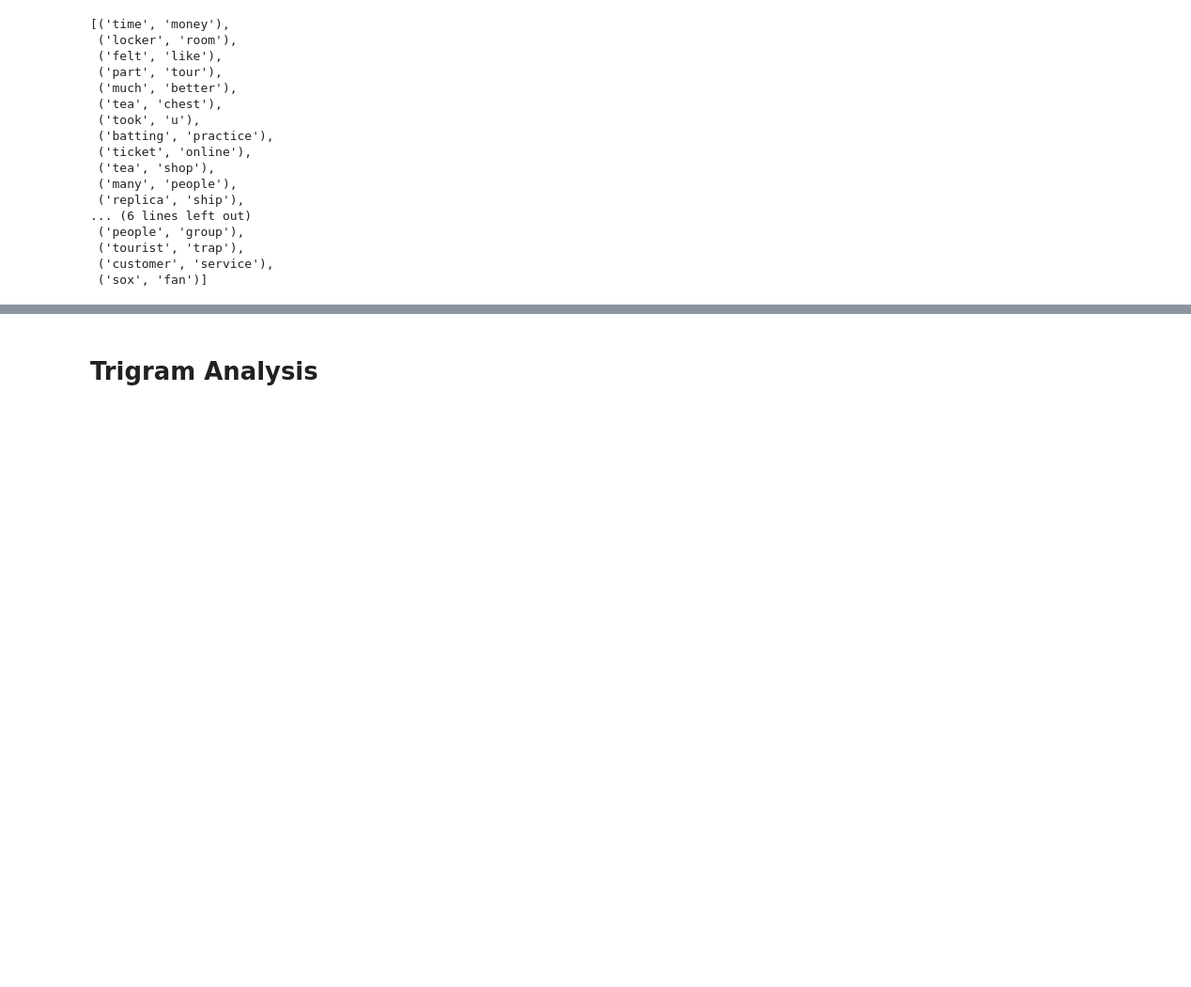
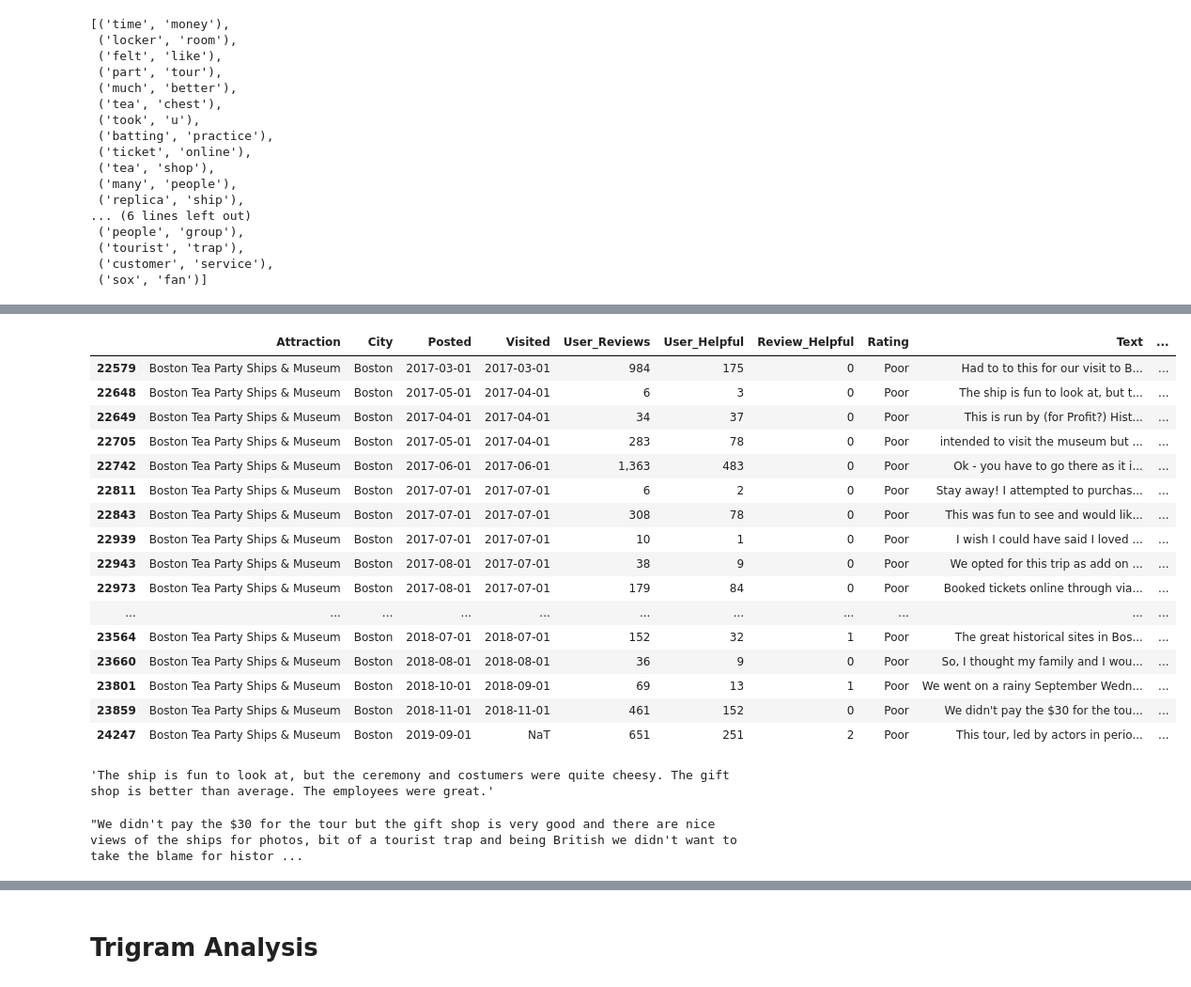
Before and after one commit to tdchoi7/Web_Scrape_Proj, a Jupyter notebook: tripadv/2_Analysis_Boston.ipynb, the cells around one changed output, grey strips where cells are left out. Shown at 94% size. Cells and saved outputs as stored; diff of their text form; code cells hidden in the pictures; blank space fills up the shorter version.

```diff
--- a/tripadv/2_Analysis_Boston.ipynb
+++ b/tripadv/2_Analysis_Boston.ipynb
@@ -908,0 +935,31 @@ list(set(bigram_words_poor) - set(bigram_words_4star) - set(bigram_words_5star))
+# %%
+ta_5vspoor[(ta_5vspoor['Rating']=='Poor') &
+           (ta_5vspoor['Attraction']=='Boston Tea Party Ships & Museum') &
+           (ta_5vspoor['Text'].str.contains('gift')) &
+           (ta_5vspoor['Text'].str.contains('shop'))]
+# %% [output]
+|  | Attraction | City | Posted | Visited | User_Reviews | User_Helpful | Review_Helpful | Rating | Text | ... |
+| 22579 | Boston Tea Party Ships & Museum | Boston | 2017-03-01 | 2017-03-01 | 984 | 175 | 0 | Poor | Had to to this for our visit to B... | ... |
+| 22648 | Boston Tea Party Ships & Museum | Boston | 2017-05-01 | 2017-04-01 | 6 | 3 | 0 | Poor | The ship is fun to look at, but t... | ... |
+| 22649 | Boston Tea Party Ships & Museum | Boston | 2017-04-01 | 2017-04-01 | 34 | 37 | 0 | Poor | This is run by (for Profit?) Hist... | ... |
+| 22705 | Boston Tea Party Ships & Museum | Boston | 2017-05-01 | 2017-04-01 | 283 | 78 | 0 | Poor | intended to visit the museum but ... | ... |
+| 22742 | Boston Tea Party Ships & Museum | Boston | 2017-06-01 | 2017-06-01 | 1,363 | 483 | 0 | Poor | Ok - you have to go there as it i... | ... |
+| 22811 | Boston Tea Party Ships & Museum | Boston | 2017-07-01 | 2017-07-01 | 6 | 2 | 0 | Poor | Stay away! I attempted to purchas... | ... |
+| 22843 | Boston Tea Party Ships & Museum | Boston | 2017-07-01 | 2017-07-01 | 308 | 78 | 0 | Poor | This was fun to see and would lik... | ... |
+| 22939 | Boston Tea Party Ships & Museum | Boston | 2017-07-01 | 2017-07-01 | 10 | 1 | 0 | Poor | I wish I could have said I loved ... | ... |
+| 22943 | Boston Tea Party Ships & Museum | Boston | 2017-08-01 | 2017-07-01 | 38 | 9 | 0 | Poor | We opted for this trip as add on ... | ... |
+| 22973 | Boston Tea Party Ships & Museum | Boston | 2017-08-01 | 2017-07-01 | 179 | 84 | 0 | Poor | Booked tickets online through via... | ... |
+| ... | ... | ... | ... | ... | ... | ... | ... | ... | ... | ... |
+| 23564 | Boston Tea Party Ships & Museum | Boston | 2018-07-01 | 2018-07-01 | 152 | 32 | 1 | Poor | The great historical sites in Bos... | ... |
+| 23660 | Boston Tea Party Ships & Museum | Boston | 2018-08-01 | 2018-08-01 | 36 | 9 | 0 | Poor | So, I thought my family and I wou... | ... |
+| 23801 | Boston Tea Party Ships & Museum | Boston | 2018-10-01 | 2018-09-01 | 69 | 13 | 1 | Poor | We went on a rainy September Wedn... | ... |
+| 23859 | Boston Tea Party Ships & Museum | Boston | 2018-11-01 | 2018-11-01 | 461 | 152 | 0 | Poor | We didn't pay the $30 for the tou... | ... |
+| 24247 | Boston Tea Party Ships & Museum | Boston | 2019-09-01 | NaT | 651 | 251 | 2 | Poor | This tour, led by actors in perio... | ... |
+# %%
+ta_5vspoor.loc[22648, 'Text']
+# %% [output]
+'The ship is fun to look at, but the ceremony and costumers were quite cheesy. The gift shop is better than average. The employees were great.'
+# %%
+ta_5vspoor.loc[23859, 'Text']
+# %% [output]
+"We didn't pay the $30 for the tour but the gift shop is very good and there are nice views of the ships for photos, bit of a tourist trap and being British we didn't want to take the blame for histor ...
```
Also changed, not shown: parts of 7 cells of this notebook.
